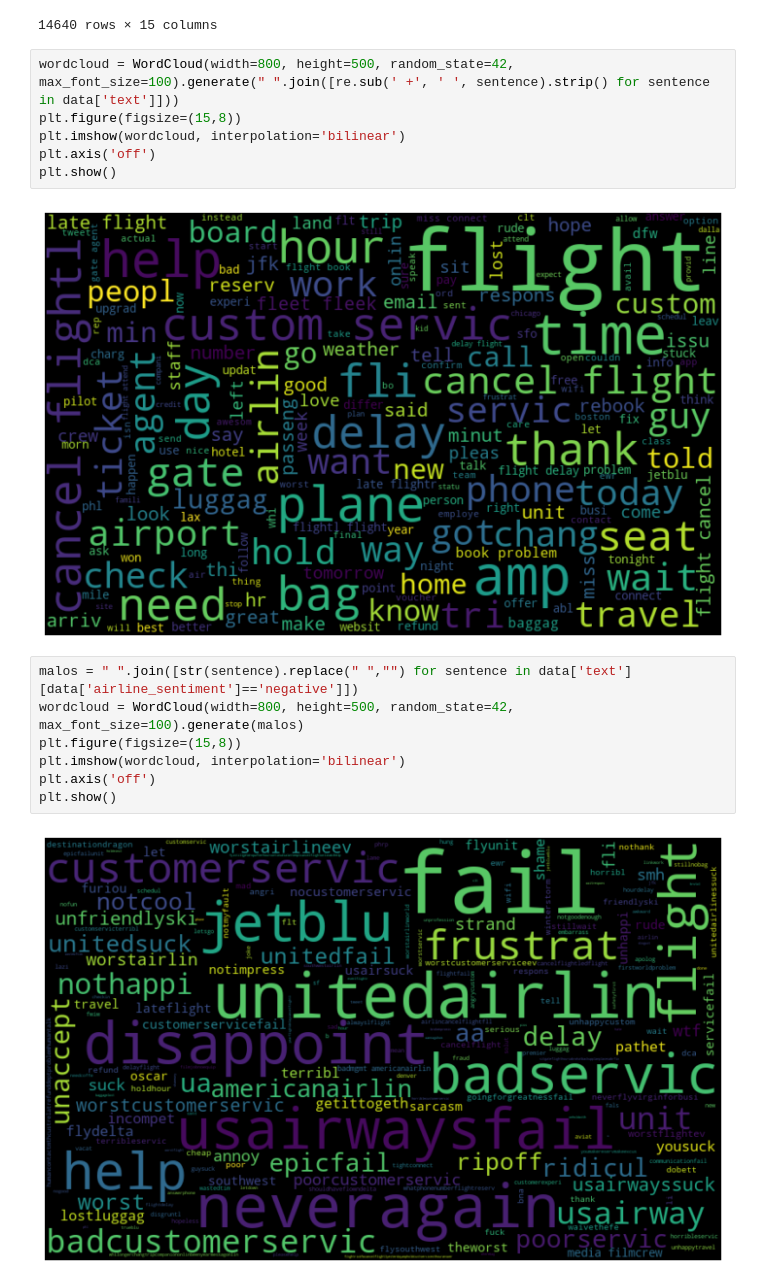
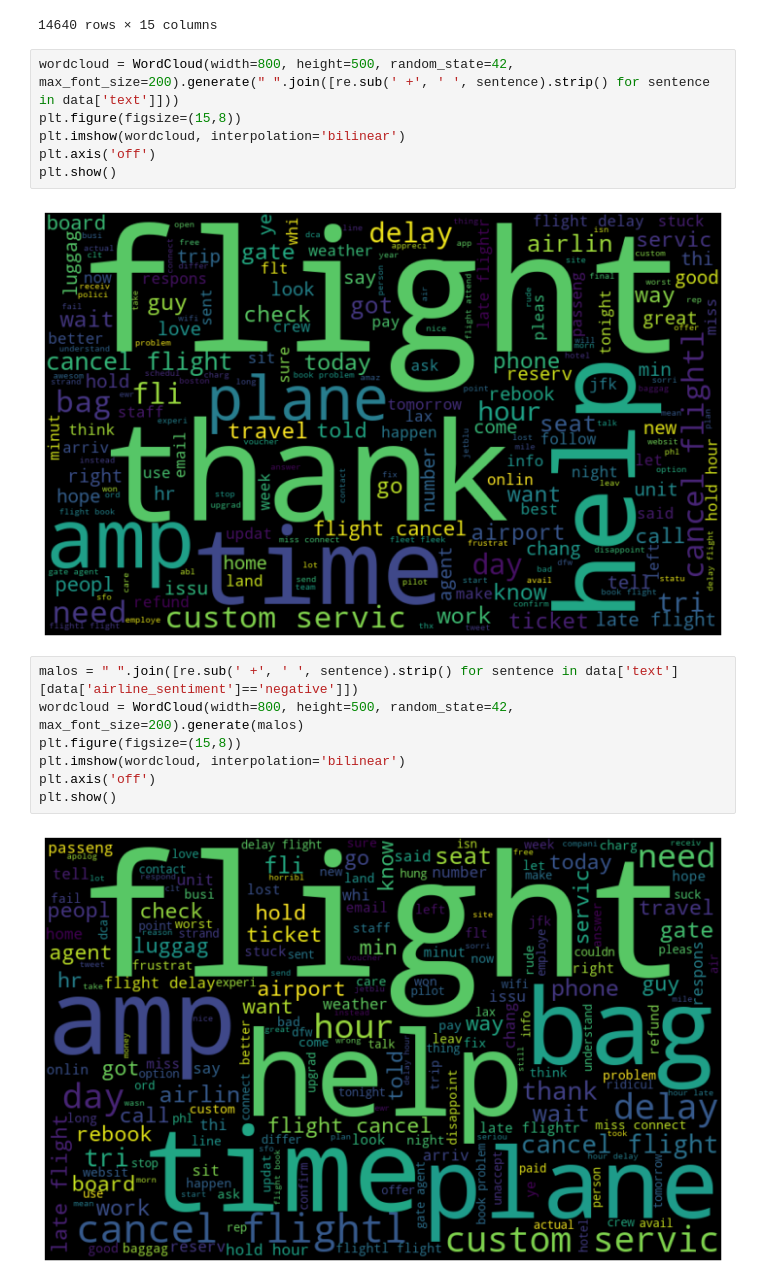
Before and after one commit to juanbaezl/FirewallDataMining, a Jupyter notebook: ParcialFinal/Parcial.ipynb, the cells around one changed output. Cells and saved outputs as stored; diff of their text form.

```diff
--- a/ParcialFinal/Parcial.ipynb
+++ b/ParcialFinal/Parcial.ipynb
@@ -146,19 +146,19 @@ data
 | 14639 | 569587140490866689 | neutral | 0.6771 | NaN | 0.0000 | American | ... |
 14640 rows × 15 columns
 # %%
-wordcloud = WordCloud(width=800, height=500, random_state=42, max_font_size=100).generate(" ".join([re.sub(' +', ' ', sentence).strip() for sentence in data['text']]))
+wordcloud = WordCloud(width=800, height=500, random_state=42, max_font_size=200).generate(" ".join([re.sub(' +', ' ', sentence).strip() for sentence in data['text']]))
 plt.figure(figsize=(15,8))
 plt.imshow(wordcloud, interpolation='bilinear')
 plt.axis('off')
 plt.show()
 # %% [output]
-[figure, old version]
+[figure, new version]
 # %%
-malos = " ".join([str(sentence).replace(" ","") for sentence in data['text'][data['airline_sentiment']=='negative']])
-wordcloud = WordCloud(width=800, height=500, random_state=42, max_font_size=100).generate(malos)
+malos = " ".join([re.sub(' +', ' ', sentence).strip() for sentence in data['text'][data['airline_sentiment']=='negative']])
+wordcloud = WordCloud(width=800, height=500, random_state=42, max_font_size=200).generate(malos)
 plt.figure(figsize=(15,8))
 plt.imshow(wordcloud, interpolation='bilinear')
 plt.axis('off')
 plt.show()
 # %% [output]
-[figure, old version]
+[figure, new version]
```
